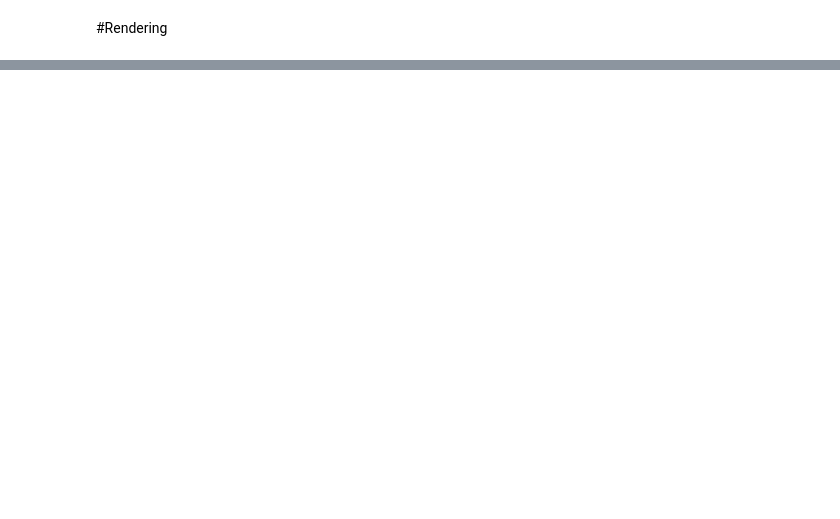
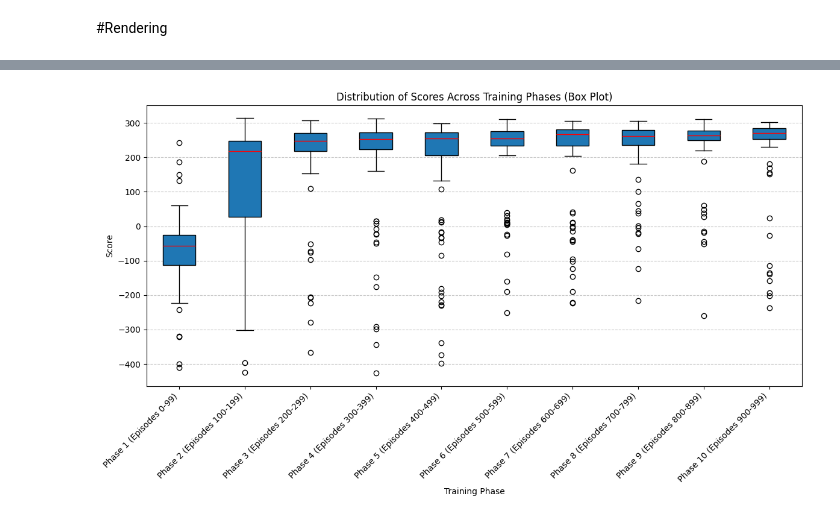
Before and after one commit to QuinnCuijpers/DeepQ, a Jupyter notebook: DeepQ.ipynb, the cells around one changed output, grey strips where cells are left out. Cells and saved outputs as stored; diff of their text form; code cells hidden in the pictures; blank space fills up the shorter version.

```diff
--- a/DeepQ.ipynb
+++ b/DeepQ.ipynb
@@ -547,30 +573,32 @@ plt.show()
 # %%
 import matplotlib.pyplot as plt
 import numpy as np
 
 # Define the number of phases for the box plot
-num_phases = 8
+num_phases = len(all_scores) // 100
 scores_per_phase = len(all_scores) // num_phases
 
 # Divide scores into phases
 phase_scores = []
 phase_labels = []
 for i in range(num_phases):
     start_idx = i * scores_per_phase
     end_idx = (i + 1) * scores_per_phase if i < num_phases - 1 else len(all_scores)
     phase_scores.append(all_scores[start_idx:end_idx])
     phase_labels.append(f'Phase {i+1} (Episodes {start_idx}-{end_idx-1})')
 
 # Create the box plot
 fig = plt.figure(figsize=(12, 7))
 plt.boxplot(phase_scores, tick_labels=phase_labels, patch_artist=True, medianprops=dict(color='red'))
 plt.title('Distribution of Scores Across Training Phases (Box Plot)')
 plt.xlabel('Training Phase')
 plt.ylabel('Score')
 plt.grid(axis='y', linestyle='--', alpha=0.7)
 plt.xticks(rotation=45, ha='right')
 plt.tight_layout()
 plt.show()
+# %% [output]
+[figure, added]
 # %%
 import matplotlib.pyplot as plt
 import numpy as np
```
Also changed, not shown: parts of 11 cells of this notebook.
